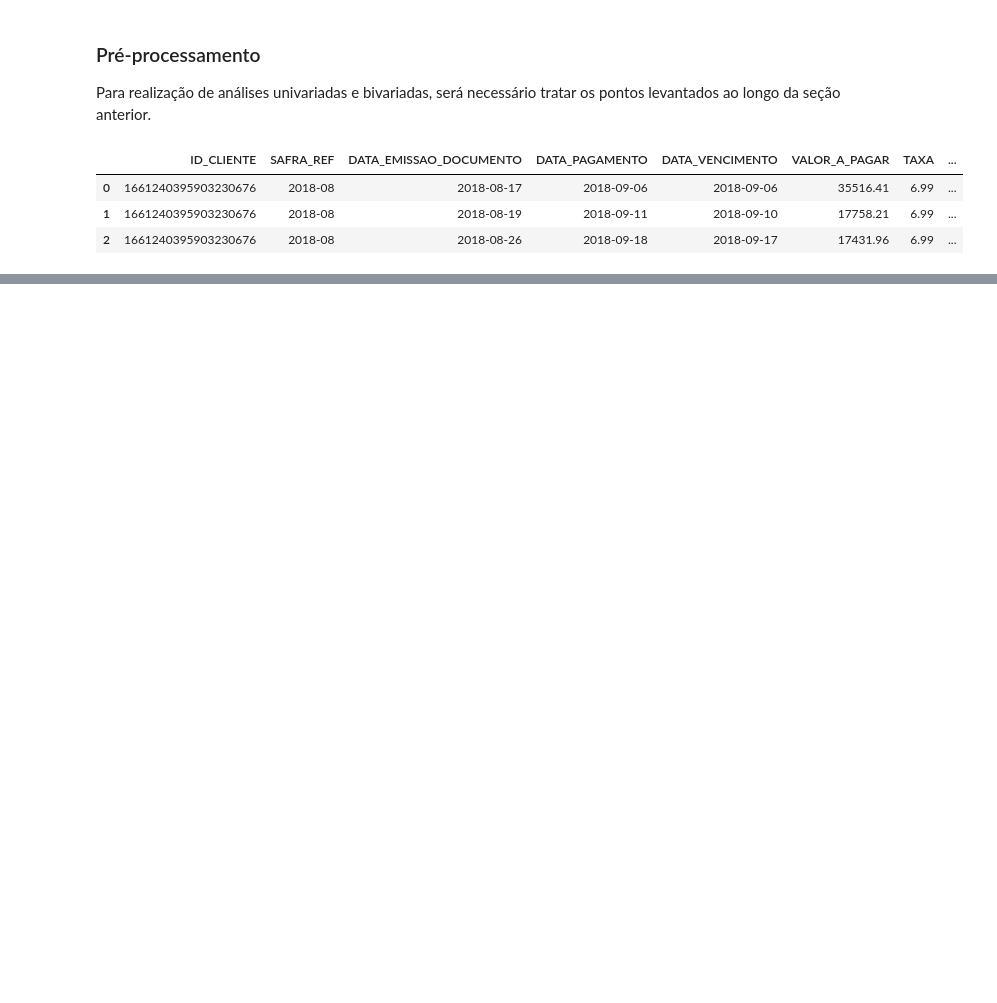
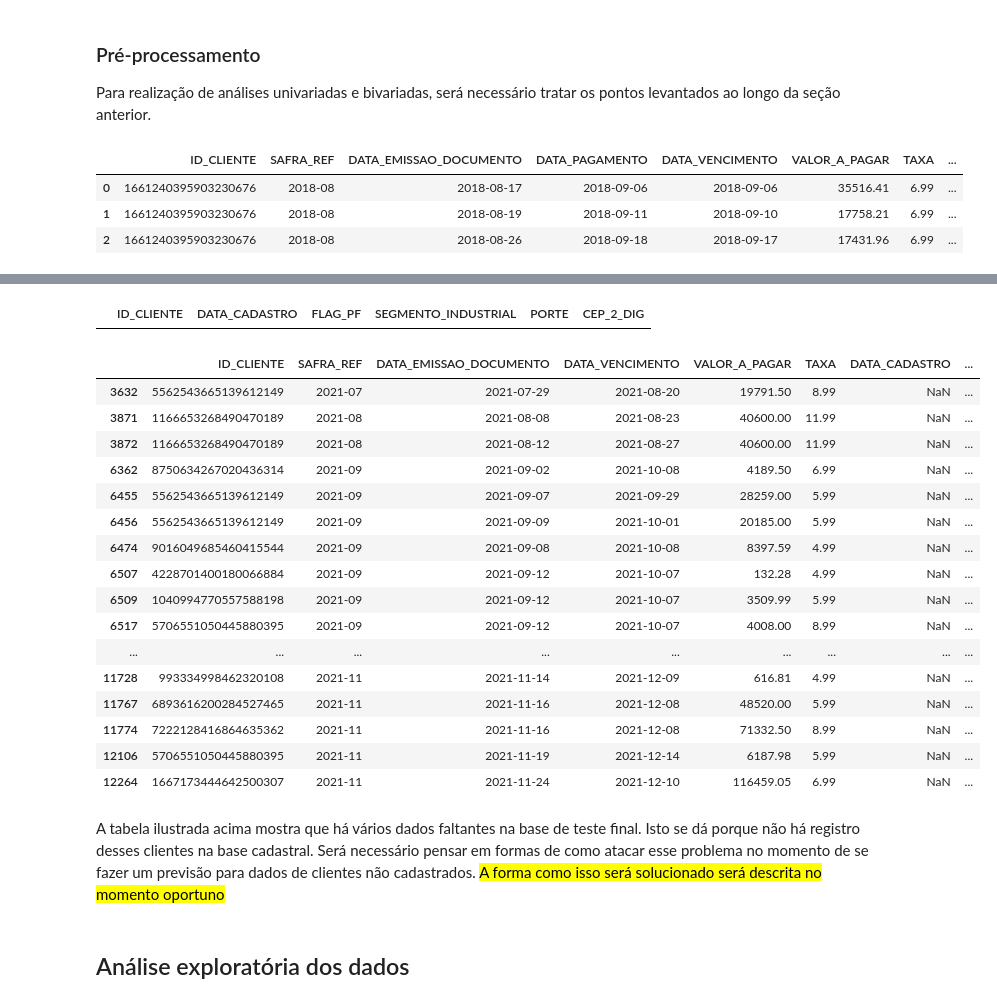
Before and after one commit to gupaulasan/credit-score, a Jupyter notebook: notebooks/credit_score.ipynb, the cells around one changed output, grey strips where cells are left out. Drawn from its saved outputs; the diff is of its cells as text; code cells hidden in the pictures; blank space fills up the shorter version.

Commit message:
feat: Preprocess and merge dataframes
docs: Describe steps and motivation behind each step

```diff
--- a/notebooks/credit_score.ipynb
+++ b/notebooks/credit_score.ipynb
@@ -27,5 +27,5 @@ display(os.getcwd())
 df_info = pd.read_csv("data/base_info.csv")
 df_pagamentos = pd.read_csv("data/base_pagamentos_desenvolvimento.csv")
 df_cadastral = pd.read_csv("data/base_cadastral.csv")
-df_teste = pd.read_csv("data/base_pagamentos_teste.csv")
+df_pagamentos_teste = pd.read_csv("data/base_pagamentos_teste.csv")
 # %% [markdown]
@@ -311,0 +375,23 @@ df_cadastral.head()
+# %%
+# Substituir "X" por 1 e preencher valores nulos com 0 na coluna FLAG_PF
+df_cadastral["FLAG_PF"] = df_cadastral["FLAG_PF"].map({"X": 1})
+df_cadastral["FLAG_PF"] = df_cadastral["FLAG_PF"].fillna(0)
+
+# Remover coluna DDD
+df_cadastral = df_cadastral.drop("DDD", axis=1)
+# Remover coluna DOMINIO_EMAIL
+df_cadastral = df_cadastral.drop("DOMINIO_EMAIL", axis=1)
+
+# Adicionar classe Outros para valores nulos em SEGMENTO_INDUSTRIAL de pessoas júridicas
+df_cadastral.loc[
+    (df_cadastral["SEGMENTO_INDUSTRIAL"].isnull()) & (df_cadastral["FLAG_PF"] == 0),
+    "SEGMENTO_INDUSTRIAL",
+] = "Outro"
+
+# Adicionar classe -1 para valores nulos em SEGMENTO_INDUSTRIAL de pessoas físicas
+df_cadastral.loc[
+    (df_cadastral["SEGMENTO_INDUSTRIAL"].isnull()) & (df_cadastral["FLAG_PF"] == 1),
+    "SEGMENTO_INDUSTRIAL",
+] = -1
+
+df_cadastral.head()
@@ -311,0 +446,16 @@ df_cadastral.head()
+# %%
+df_teste = pd.merge(
+    df_pagamentos_teste,
+    df_cadastral,
+    on="ID_CLIENTE",
+    how="left",
+    suffixes=("", "_cadastral"),
+)
+
+df_teste = pd.merge(
+    df_teste,
+    df_info,
+    on=["ID_CLIENTE", "SAFRA_REF"],
+    how="left",
+    suffixes=("", "_info"),
+)
@@ -311,0 +512,32 @@ df_cadastral.head()
+# %%
+df_cadastral[df_cadastral["ID_CLIENTE"] == 5562543665139612149]
+# %% [output]
+|  | ID_CLIENTE | DATA_CADASTRO | FLAG_PF | SEGMENTO_INDUSTRIAL | PORTE | CEP_2_DIG |
+# %%
+df_teste[df_teste["FLAG_PF"].isna()]
+# %% [output]
+|  | ID_CLIENTE | SAFRA_REF | DATA_EMISSAO_DOCUMENTO | DATA_VENCIMENTO | VALOR_A_PAGAR | TAXA | DATA_CADASTRO | ... |
+| 3632 | 5562543665139612149 | 2021-07 | 2021-07-29 | 2021-08-20 | 19791.50 | 8.99 | NaN | ... |
+| 3871 | 1166653268490470189 | 2021-08 | 2021-08-08 | 2021-08-23 | 40600.00 | 11.99 | NaN | ... |
+| 3872 | 1166653268490470189 | 2021-08 | 2021-08-12 | 2021-08-27 | 40600.00 | 11.99 | NaN | ... |
+| 6362 | 8750634267020436314 | 2021-09 | 2021-09-02 | 2021-10-08 | 4189.50 | 6.99 | NaN | ... |
+| 6455 | 5562543665139612149 | 2021-09 | 2021-09-07 | 2021-09-29 | 28259.00 | 5.99 | NaN | ... |
+| 6456 | 5562543665139612149 | 2021-09 | 2021-09-09 | 2021-10-01 | 20185.00 | 5.99 | NaN | ... |
+| 6474 | 9016049685460415544 | 2021-09 | 2021-09-08 | 2021-10-08 | 8397.59 | 4.99 | NaN | ... |
+| 6507 | 4228701400180066884 | 2021-09 | 2021-09-12 | 2021-10-07 | 132.28 | 4.99 | NaN | ... |
+| 6509 | 1040994770557588198 | 2021-09 | 2021-09-12 | 2021-10-07 | 3509.99 | 5.99 | NaN | ... |
+| 6517 | 5706551050445880395 | 2021-09 | 2021-09-12 | 2021-10-07 | 4008.00 | 8.99 | NaN | ... |
+| ... | ... | ... | ... | ... | ... | ... | ... | ... |
+| 11728 | 993334998462320108 | 2021-11 | 2021-11-14 | 2021-12-09 | 616.81 | 4.99 | NaN | ... |
+| 11767 | 6893616200284527465 | 2021-11 | 2021-11-16 | 2021-12-08 | 48520.00 | 5.99 | NaN | ... |
+| 11774 | 7222128416864635362 | 2021-11 | 2021-11-16 | 2021-12-08 | 71332.50 | 8.99 | NaN | ... |
+| 12106 | 5706551050445880395 | 2021-11 | 2021-11-19 | 2021-12-14 | 6187.98 | 5.99 | NaN | ... |
+| 12264 | 1667173444642500307 | 2021-11 | 2021-11-24 | 2021-12-10 | 116459.05 | 6.99 | NaN | ... |
+# %% [markdown]
+A tabela ilustrada acima mostra que há vários dados faltantes na base de teste final. Isto se dá porque não há registro desses clientes na base cadastral. Será necessário pensar em formas de como atacar esse problema no momento de se fazer um previsão para dados de clientes não cadastrados. <mark>A forma como isso será solucionado será descrita no momento oportuno</mark>
+
+[//]: <> (Uma sugestão seria fazer um baseline que usa apenas os dados disponíveis e outro modelo com dados completos)
+[//]: <> (Pode ser que o próprio baseline já seja suficiente e não seja necessário ter esses dados para se fazer uma previsão)
+[//]: <> (O baseline poderia ser aplicado quando esses dados estiverem faltando e o outro quando tivermos a informação completa: COMO DIMINUIR A CONFIANÇA DO MODELO PARA O PRIMEIRO CASO?)
+# %% [markdown]
+## Análise exploratória dos dados
```
Also changed, not shown: parts of 26 cells of this notebook.
